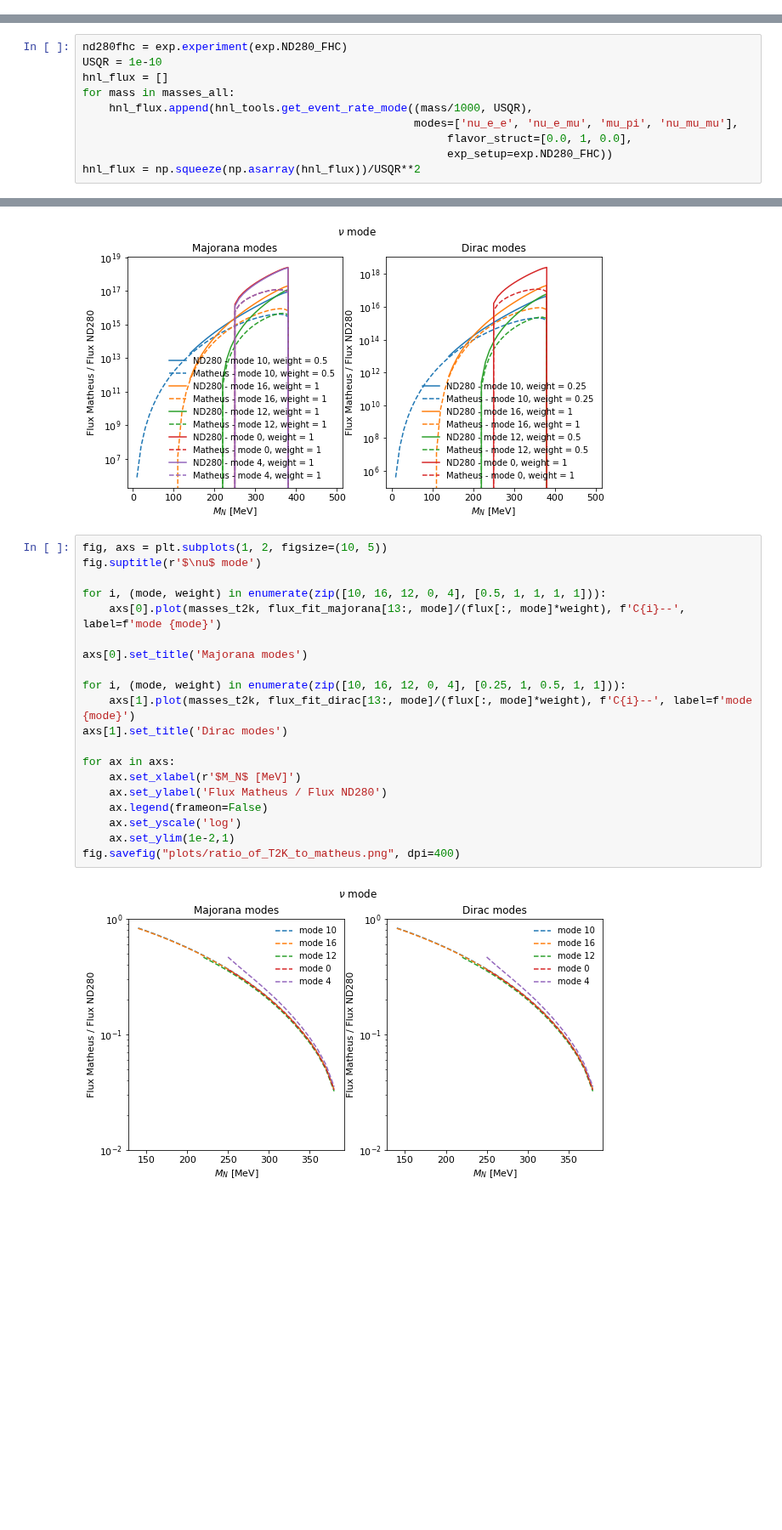
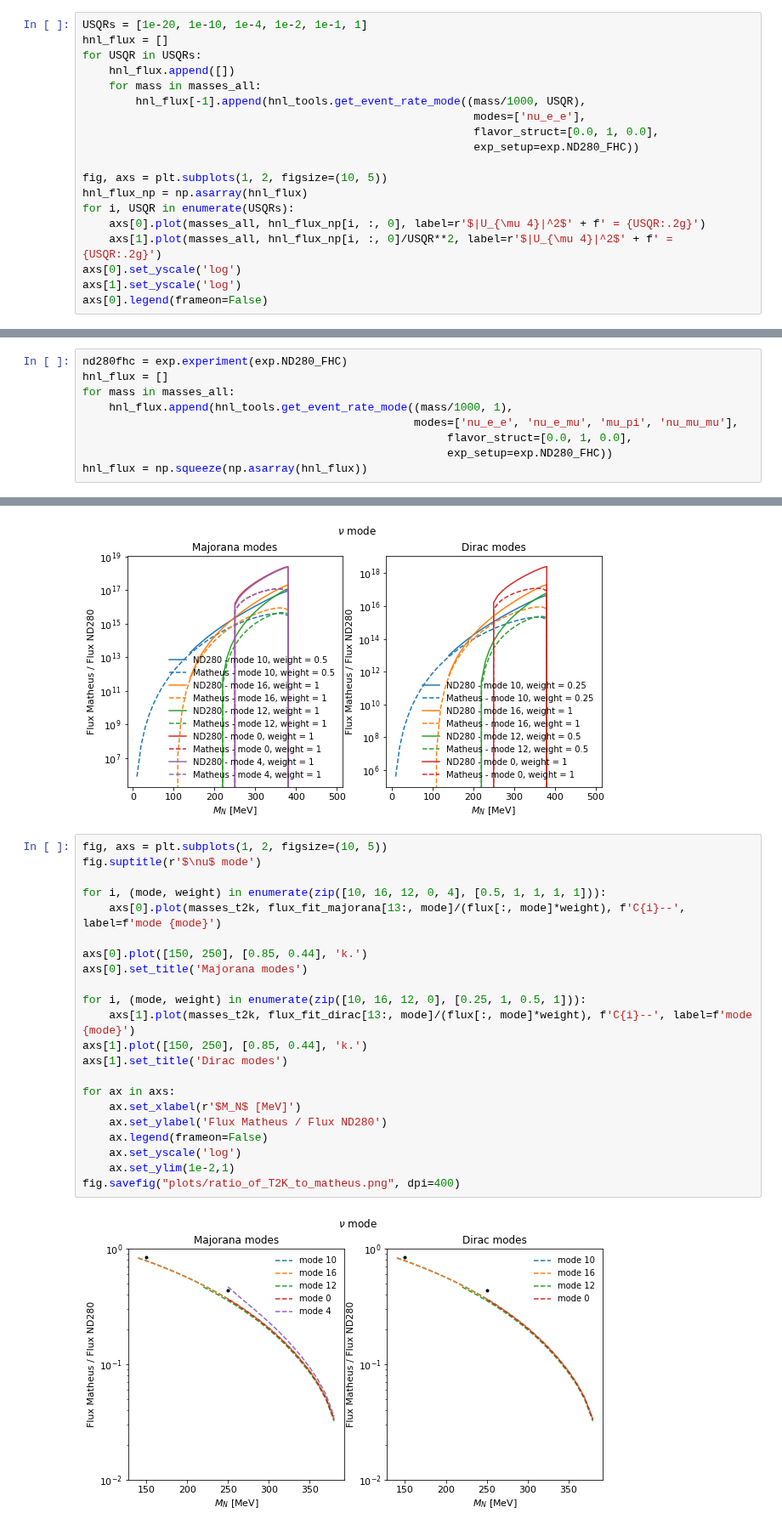
Before and after one commit to mhostert/HNL-DIF, a Jupyter notebook: nd280_limit_HNL_low_mass_complete.ipynb, the cells around one changed output, grey strips where cells are left out. Shown at 85% size. Drawn from its saved outputs; the diff is of its cells as text; blank space fills up the shorter version.

```diff
--- a/nd280_limit_HNL_low_mass_complete.ipynb
+++ b/nd280_limit_HNL_low_mass_complete.ipynb
@@ -70,3 +73,22 @@ for mode in modes_majorana:
 [figure]
 [figure]
 [figure]
+# %%
+USQRs = [1e-20, 1e-10, 1e-4, 1e-2, 1e-1, 1]
+hnl_flux = []
+for USQR in USQRs:
+    hnl_flux.append([])
+    for mass in masses_all:
+        hnl_flux[-1].append(hnl_tools.get_event_rate_mode((mass/1000, USQR),
+                                                           modes=['nu_e_e'],
+                                                           flavor_struct=[0.0, 1, 0.0],
+                                                           exp_setup=exp.ND280_FHC))
+
+fig, axs = plt.subplots(1, 2, figsize=(10, 5))
+hnl_flux_np = np.asarray(hnl_flux)
+for i, USQR in enumerate(USQRs):
+    axs[0].plot(masses_all, hnl_flux_np[i, :, 0], label=r'$|U_{\mu 4}|^2$' + f' = {USQR:.2g}')
+    axs[1].plot(masses_all, hnl_flux_np[i, :, 0]/USQR**2, label=r'$|U_{\mu 4}|^2$' + f' = {USQR:.2g}')
+axs[0].set_yscale('log')
+axs[1].set_yscale('log')
+axs[0].legend(frameon=False)
@@ -73,13 +98,12 @@ for mode in modes_majorana:
 # %%
 nd280fhc = exp.experiment(exp.ND280_FHC)
-USQR = 1e-10
 hnl_flux = []
 for mass in masses_all:
-    hnl_flux.append(hnl_tools.get_event_rate_mode((mass/1000, USQR),
+    hnl_flux.append(hnl_tools.get_event_rate_mode((mass/1000, 1),
                                                   modes=['nu_e_e', 'nu_e_mu', 'mu_pi', 'nu_mu_mu'],
                                                        flavor_struct=[0.0, 1, 0.0],
                                                        exp_setup=exp.ND280_FHC))
-hnl_flux = np.squeeze(np.asarray(hnl_flux))/USQR**2
+hnl_flux = np.squeeze(np.asarray(hnl_flux))
 # %%
 flux_fit_dirac = np.zeros((len(masses_all), flux.shape[1]))
 flux_fit_majorana = np.zeros((len(masses_all), flux.shape[1]))
@@ -121,22 +145,24 @@ for ax in axs:
 # %%
 fig, axs = plt.subplots(1, 2, figsize=(10, 5))
 fig.suptitle(r'$\nu$ mode')
 
 for i, (mode, weight) in enumerate(zip([10, 16, 12, 0, 4], [0.5, 1, 1, 1, 1])):
     axs[0].plot(masses_t2k, flux_fit_majorana[13:, mode]/(flux[:, mode]*weight), f'C{i}--', label=f'mode {mode}')
 
+axs[0].plot([150, 250], [0.85, 0.44], 'k.')
 axs[0].set_title('Majorana modes')
 
-for i, (mode, weight) in enumerate(zip([10, 16, 12, 0, 4], [0.25, 1, 0.5, 1, 1])):
+for i, (mode, weight) in enumerate(zip([10, 16, 12, 0], [0.25, 1, 0.5, 1])):
     axs[1].plot(masses_t2k, flux_fit_dirac[13:, mode]/(flux[:, mode]*weight), f'C{i}--', label=f'mode {mode}')
+axs[1].plot([150, 250], [0.85, 0.44], 'k.')
 axs[1].set_title('Dirac modes')
 
 for ax in axs:
     ax.set_xlabel(r'$M_N$ [MeV]')
     ax.set_ylabel('Flux Matheus / Flux ND280')
     ax.legend(frameon=False)
     ax.set_yscale('log')
     ax.set_ylim(1e-2,1)
 fig.savefig("plots/ratio_of_T2K_to_matheus.png", dpi=400)
 # %% [output]
-[figure, old version]
+[figure, new version]
```
Also changed, not shown: parts of 6 cells of this notebook, 3 other files.
